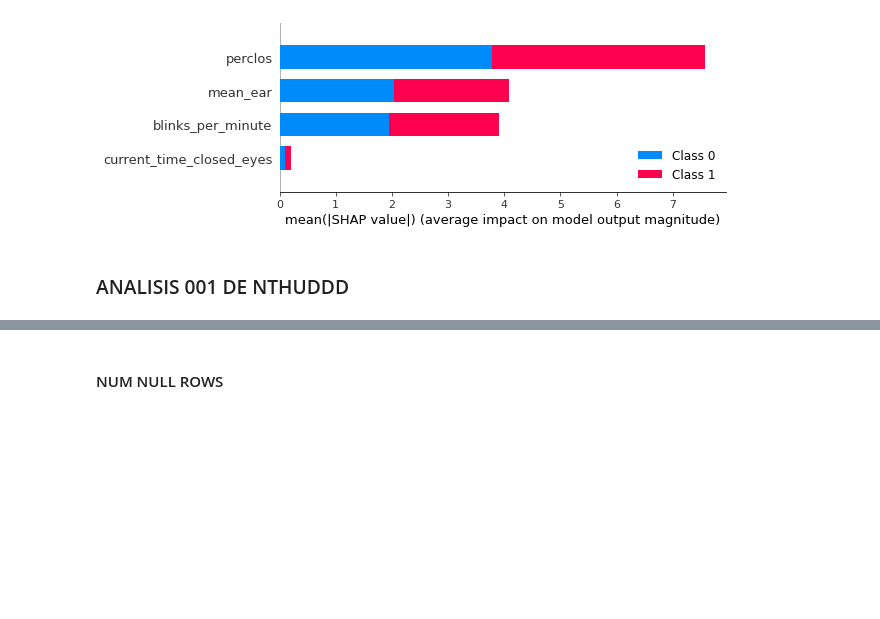
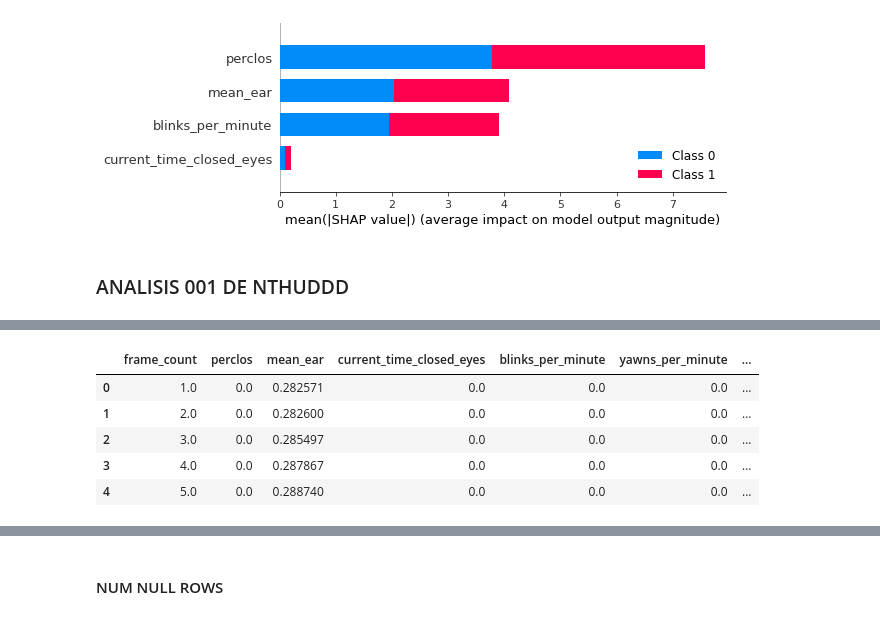
Before and after one commit to vidyc/Driver-Drowsiness-Detection-TFG, a Jupyter notebook: Analisis_modelos.ipynb, the cells around one changed output, grey strips where cells are left out. Saved outputs shown, nothing was run; the diff lists cells and outputs as text; code cells hidden in the pictures; blank space fills up the shorter version.

```diff
--- a/Untitled-1.ipynb
+++ b/Analisis_modelos.ipynb
@@ -514,0 +448,58 @@ filtered_big_df.groupby(["subject", label]).mean()
+# %%
+import pandas as pd
+import sklearn as sk
+from sklearn.neighbors import KNeighborsClassifier
+from sklearn.model_selection import train_test_split
+from sklearn import svm
+import lightgbm as lgb
+from joblib import load, dump
+from sklearn.metrics import classification_report
+from itertools import chain, combinations
+
+metricas_analisis = [
+    "frame_count", "perclos", "mean_ear", "current_time_closed_eyes", "blinks_per_minute",
+    "yawns_per_minute", "head_nods_per_minute", "mean_blink_time", "drowsiness"
+]
+train_path = "NTHUDDD_dataset/train/"
+test_path = "NTHUDDD_dataset/test/"
+label = "drowsiness"
+train_df_list = []
+test_df_list = []
+for filename in os.listdir(train_path):
+    if "night" not in filename:
+        file = os.path.join(train_path, filename)
+        if os.path.isfile(file) and filename[-4:] == ".csv":
+            df = pd.read_csv(file)
+
+            file_data = filename.split("_")
+            df["subject"] = filename[:3]
+            df["scenario"] = file_data[1]
+            df["state"] = file_data[2][:-4]
+            df["id"] = df['subject'] + df['scenario'] + df['state']
+            train_df_list.append(df)
+
+for filename in os.listdir(test_path):
+    if "night" not in filename:
+        file = os.path.join(test_path, filename)
+        if os.path.isfile(file) and filename[-4:] == ".csv":
+            df = pd.read_csv(file)[metricas_analisis]
+
+            file_data = filename.split("_")
+            df["subject"] = filename[:3]
+            df["scenario"] = file_data[1]
+            df["state"] = file_data[2][:-4]
+            df["id"] = df['subject'] + df['scenario'] + df['state']
+            test_df_list.append(df)
+
+train_big_df = pd.concat(train_df_list)
+test_big_df = pd.concat(test_df_list)
+# big_df = big_df.drop("Unnamed: 0.1", axis=1)
+# train_big_df.head()
+test_big_df.head()
+# %% [output]
+|  | frame_count | perclos | mean_ear | current_time_closed_eyes | blinks_per_minute | yawns_per_minute | ... |
+| 0 | 1.0 | 0.0 | 0.282571 | 0.0 | 0.0 | 0.0 | ... |
+| 1 | 2.0 | 0.0 | 0.282600 | 0.0 | 0.0 | 0.0 | ... |
+| 2 | 3.0 | 0.0 | 0.285497 | 0.0 | 0.0 | 0.0 | ... |
+| 3 | 4.0 | 0.0 | 0.287867 | 0.0 | 0.0 | 0.0 | ... |
+| 4 | 5.0 | 0.0 | 0.288740 | 0.0 | 0.0 | 0.0 | ... |
```
Also changed, not shown: parts of 18 cells of this notebook, 9 other files.
